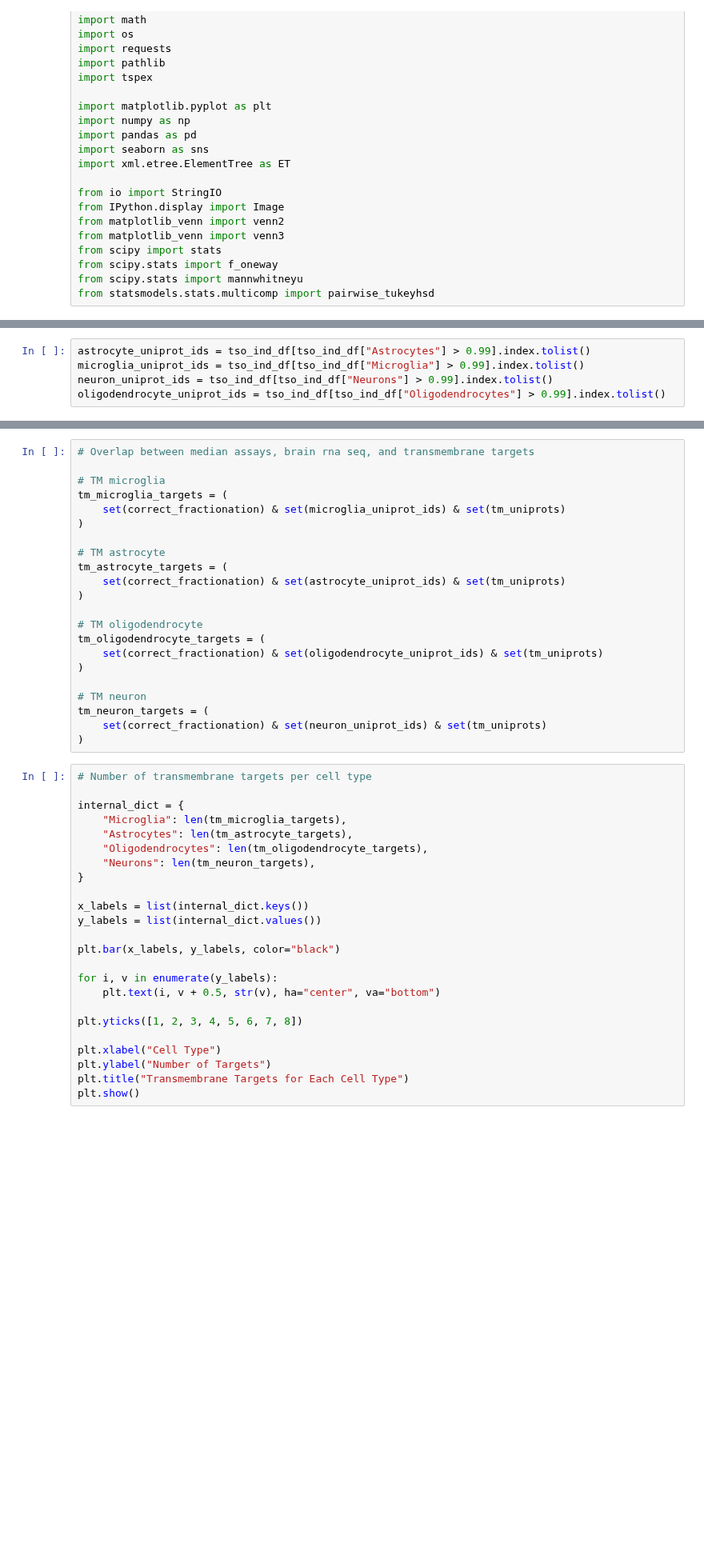
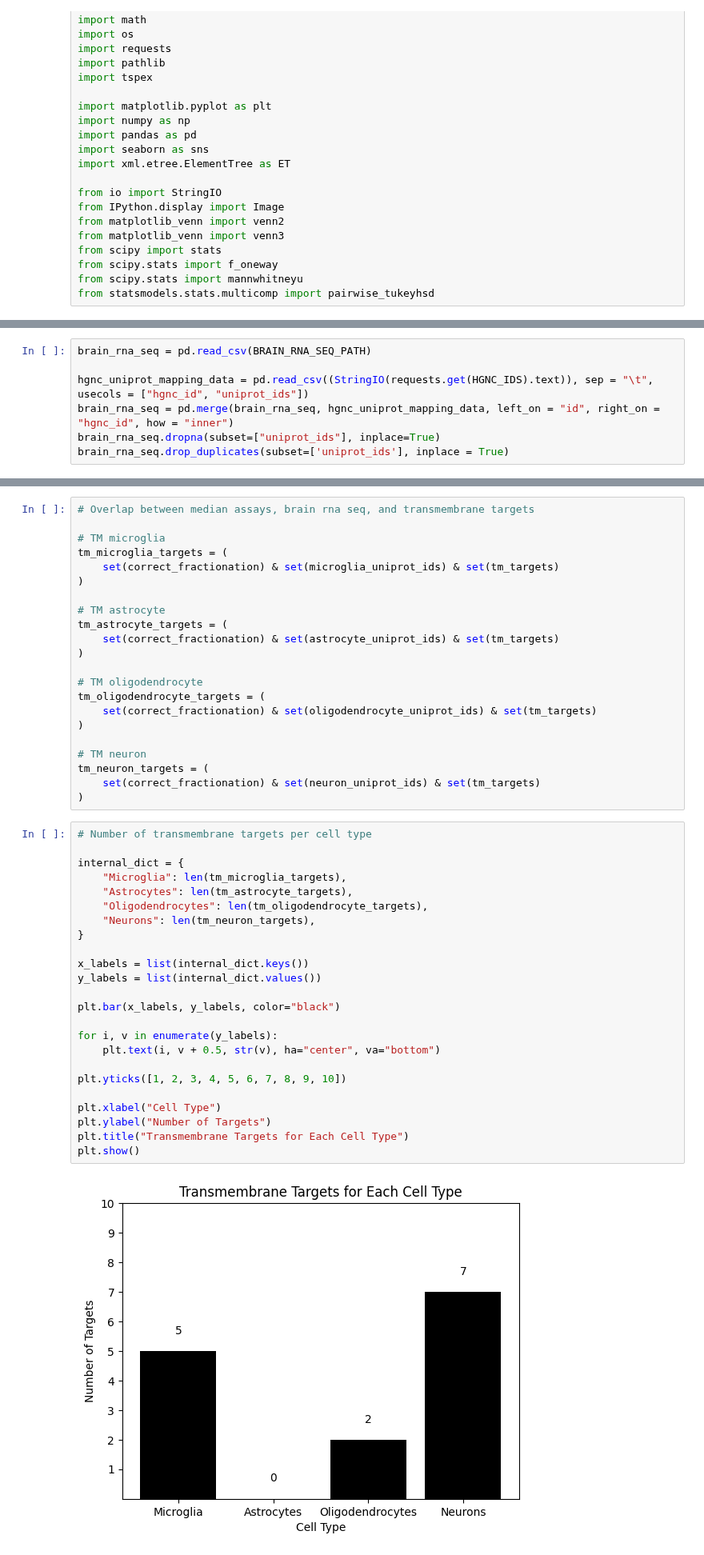
Before and after one commit to Walt-Lab/bdev_mass_spec, a Jupyter notebook: 10_analysis.ipynb, the cells around one changed output, grey strips where cells are left out. Shown at 80% size. Drawn from its saved outputs; the diff is of its cells as text; blank space fills up the shorter version.

```diff
--- a/10_analysis.ipynb
+++ b/10_analysis.ipynb
@@ -326,5 +122,0 @@ tso_ind_df
-# %%
-astrocyte_uniprot_ids = tso_ind_df[tso_ind_df["Astrocytes"] > 0.99].index.tolist()
-microglia_uniprot_ids = tso_ind_df[tso_ind_df["Microglia"] > 0.99].index.tolist()
-neuron_uniprot_ids = tso_ind_df[tso_ind_df["Neurons"] > 0.99].index.tolist()
-oligodendrocyte_uniprot_ids = tso_ind_df[tso_ind_df["Oligodendrocytes"] > 0.99].index.tolist()
@@ -370,0 +123,7 @@ plt.show()
+# %%
+brain_rna_seq = pd.read_csv(BRAIN_RNA_SEQ_PATH)
+
+hgnc_uniprot_mapping_data = pd.read_csv((StringIO(requests.get(HGNC_IDS).text)), sep = "\t", usecols = ["hgnc_id", "uniprot_ids"])
+brain_rna_seq = pd.merge(brain_rna_seq, hgnc_uniprot_mapping_data, left_on = "id", right_on = "hgnc_id", how = "inner")
+brain_rna_seq.dropna(subset=["uniprot_ids"], inplace=True)
+brain_rna_seq.drop_duplicates(subset=['uniprot_ids'], inplace = True)
@@ -925,47 +797,49 @@ plt.show()
 
 # TM microglia
 tm_microglia_targets = (
-    set(correct_fractionation) & set(microglia_uniprot_ids) & set(tm_uniprots)
+    set(correct_fractionation) & set(microglia_uniprot_ids) & set(tm_targets)
 )
 
 # TM astrocyte
 tm_astrocyte_targets = (
-    set(correct_fractionation) & set(astrocyte_uniprot_ids) & set(tm_uniprots)
+    set(correct_fractionation) & set(astrocyte_uniprot_ids) & set(tm_targets)
 )
 
 # TM oligodendrocyte
 tm_oligodendrocyte_targets = (
-    set(correct_fractionation) & set(oligodendrocyte_uniprot_ids) & set(tm_uniprots)
+    set(correct_fractionation) & set(oligodendrocyte_uniprot_ids) & set(tm_targets)
 )
 
 # TM neuron
 tm_neuron_targets = (
-    set(correct_fractionation) & set(neuron_uniprot_ids) & set(tm_uniprots)
+    set(correct_fractionation) & set(neuron_uniprot_ids) & set(tm_targets)
 )
 # %%
 # Number of transmembrane targets per cell type
 
 internal_dict = {
     "Microglia": len(tm_microglia_targets),
     "Astrocytes": len(tm_astrocyte_targets),
     "Oligodendrocytes": len(tm_oligodendrocyte_targets),
     "Neurons": len(tm_neuron_targets),
 }
 
 x_labels = list(internal_dict.keys())
 y_labels = list(internal_dict.values())
 
 plt.bar(x_labels, y_labels, color="black")
 
 for i, v in enumerate(y_labels):
     plt.text(i, v + 0.5, str(v), ha="center", va="bottom")
 
-plt.yticks([1, 2, 3, 4, 5, 6, 7, 8])
+plt.yticks([1, 2, 3, 4, 5, 6, 7, 8, 9, 10])
 
 plt.xlabel("Cell Type")
 plt.ylabel("Number of Targets")
 plt.title("Transmembrane Targets for Each Cell Type")
 plt.show()
+# %% [output]
+[figure, added]
 # %%
 internal_dict = {
     "Microglia": len(internal_microglia_targets),
```
Also changed, not shown: parts of 35 cells of this notebook, 4 other files.
